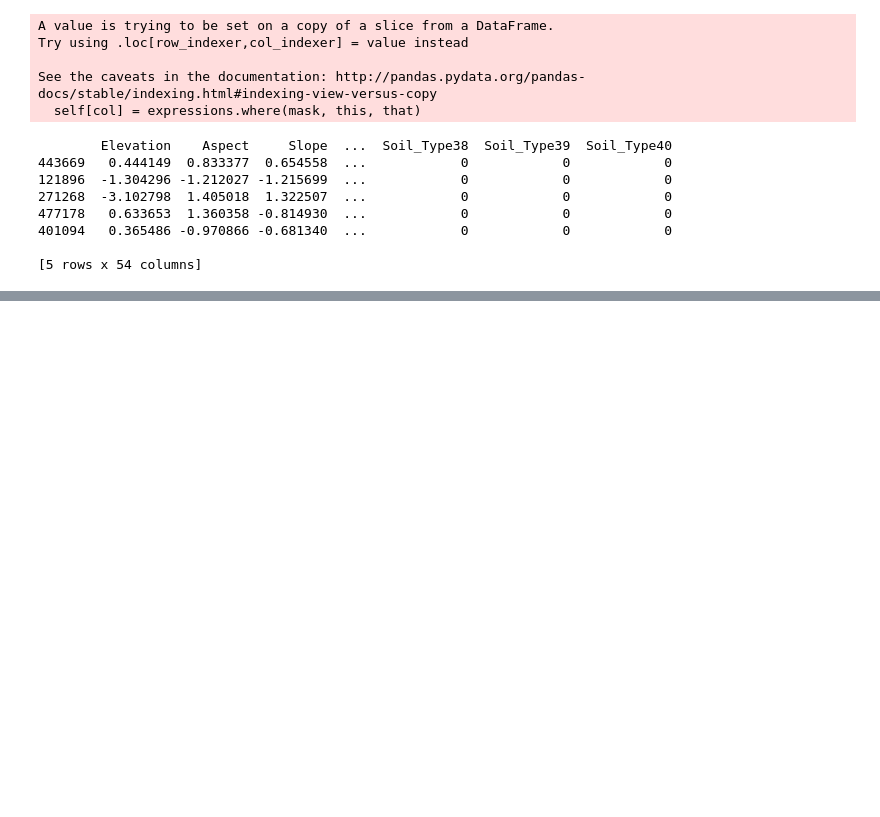
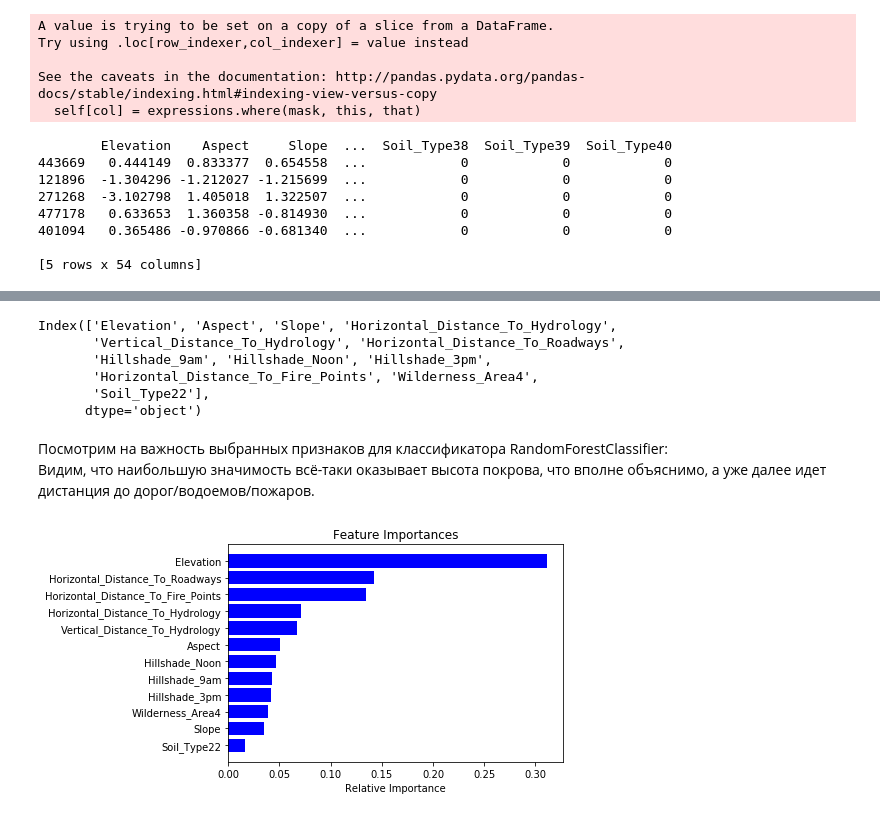
Before and after one commit to vladimirwest/HSE_ML_Course, a Jupyter notebook: KNN_1_lab.ipynb, the cells around one changed output, grey strips where cells are left out. Cells and saved outputs as stored; diff of their text form; code cells hidden in the pictures; blank space fills up the shorter version.

```diff
--- a/KNN_1_lab.ipynb
+++ b/KNN_1_lab.ipynb
@@ -287,0 +288,10 @@ print('Resulting tree count:', catboost_model.tree_count_)
+# %%
+from sklearn.ensemble import ExtraTreesClassifier
+from sklearn.feature_selection import SelectFromModel
+
+clf = ExtraTreesClassifier()
+clf = clf.fit(X, y)
+model = SelectFromModel(clf, prefit=True)
+New_features = model.transform(X)
+model.get_support()
+New_features.shape
@@ -287,0 +372,24 @@ print('Resulting tree count:', catboost_model.tree_count_)
+# %%
+X[X.columns[model.get_support(indices=True)]].columns
+# %% [output]
+Index(['Elevation', 'Aspect', 'Slope', 'Horizontal_Distance_To_Hydrology',
+       'Vertical_Distance_To_Hydrology', 'Horizontal_Distance_To_Roadways',
+       'Hillshade_9am', 'Hillshade_Noon', 'Hillshade_3pm',
+       'Horizontal_Distance_To_Fire_Points', 'Wilderness_Area4',
+       'Soil_Type22'],
+      dtype='object')
+# %% [markdown]
+Посмотрим на важность выбранных признаков для классификатора RandomForestClassifier:
+Видим, что наибольшую значимость всё-таки оказывает высота покрова, что вполне объяснимо, а уже далее идет дистанция до дорог/водоемов/пожаров.
+# %%
+features = X[X.columns[model.get_support(indices=True)]].columns
+importances = clf.feature_importances_
+indices = np.argsort(importances)
+
+plt.title('Feature Importances')
+plt.barh(range(len(indices)), importances[indices], color='b', align='center')
+plt.yticks(range(len(indices)), [features[i] for i in indices])
+plt.xlabel('Relative Importance')
+plt.show()
+# %% [output]
+[figure, added]
```
Also changed, not shown: parts of 23 cells of this notebook.
